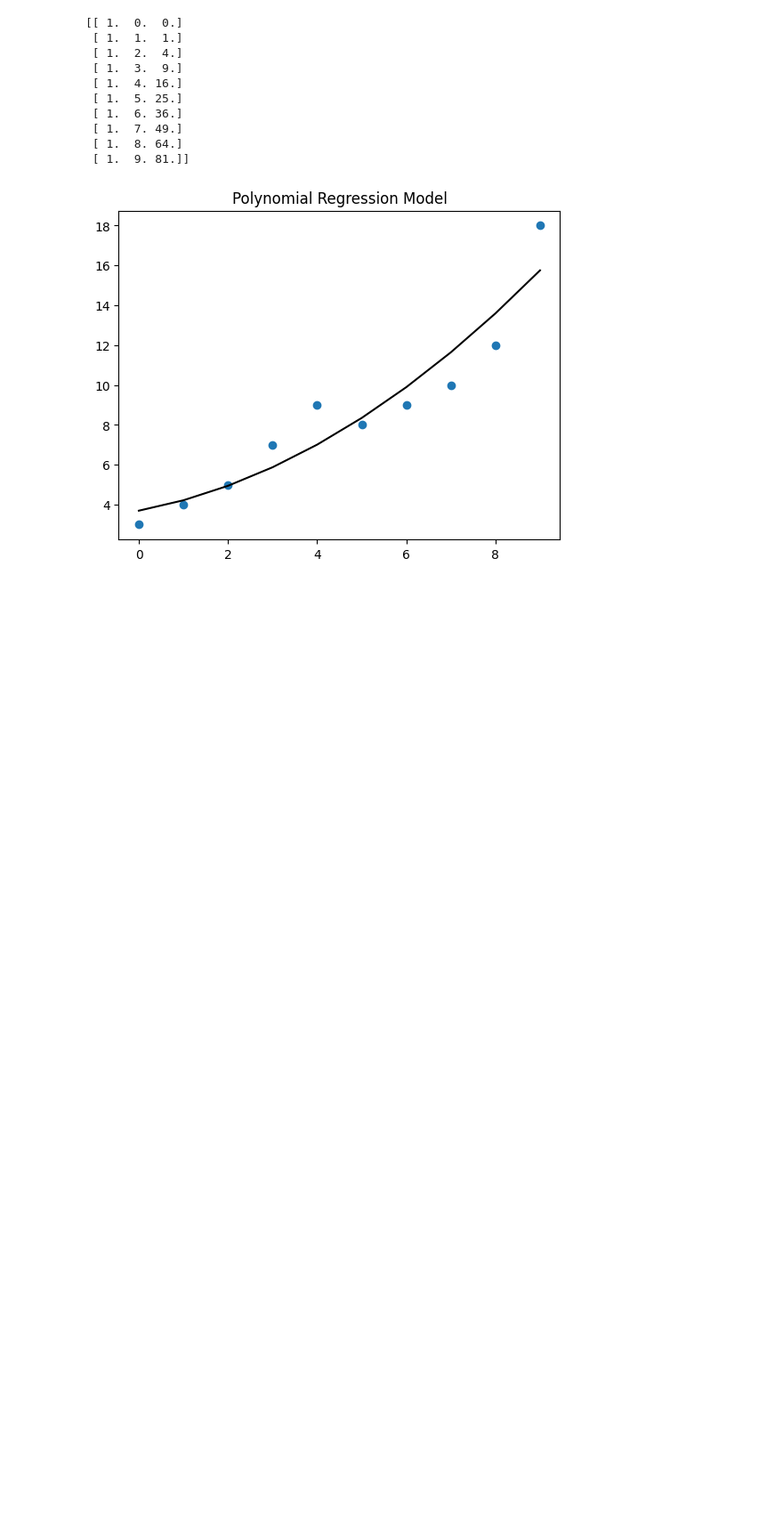
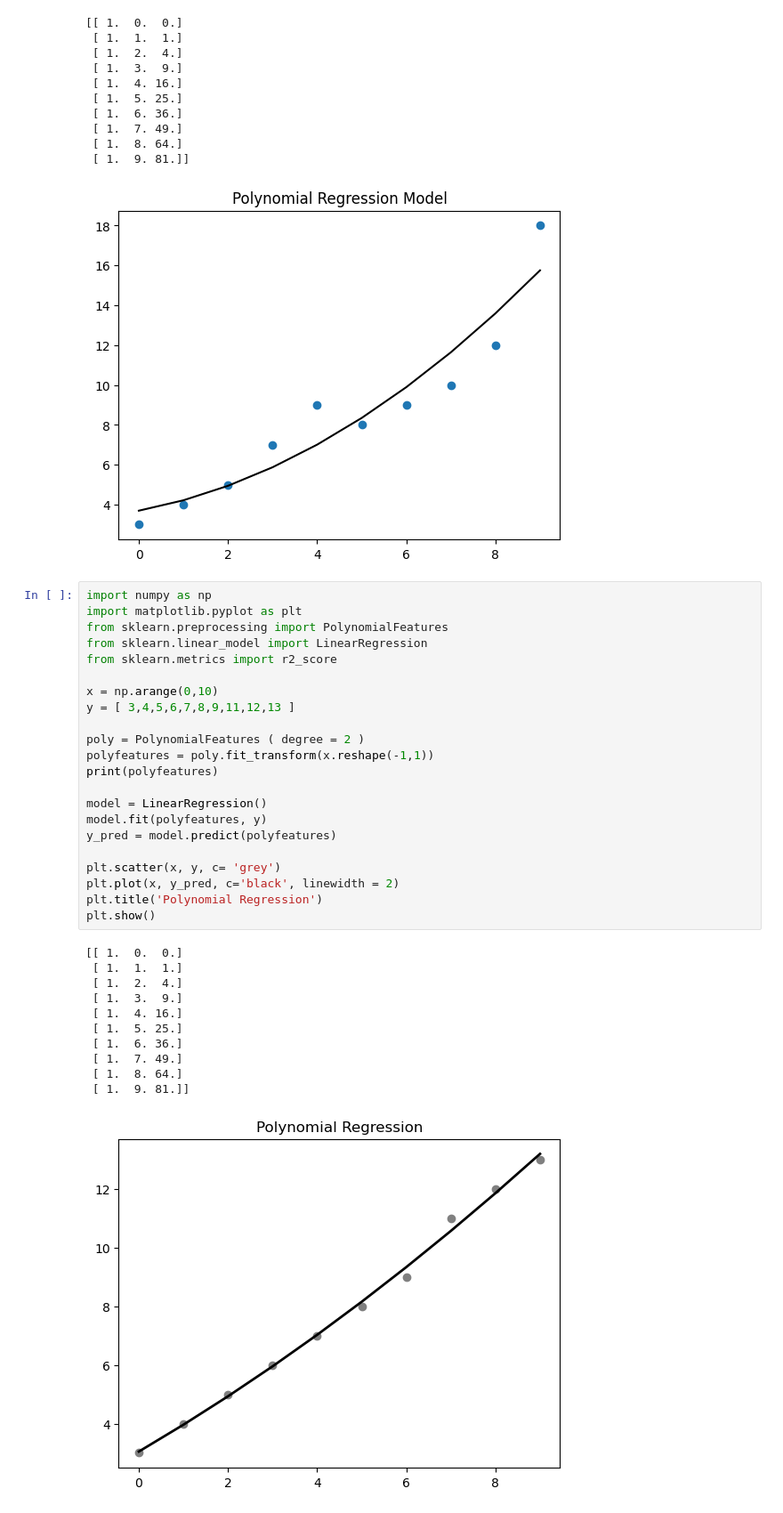
Before and after one commit to aridepai17/S5-KTU-PYTHON-AND-MACHINE-LEARNING-LAB, a Jupyter notebook: POLYNOMIAL REGRESSION/POLYNOMIALREGRESSION.ipynb, the cells around one changed output. Shown at 89% size. Drawn from its saved outputs; the diff is of its cells as text; blank space fills up the shorter version.

```diff
--- a/POLYNOMIAL REGRESSION/POLYNOMIALREGRESSION.ipynb
+++ b/POLYNOMIAL REGRESSION/POLYNOMIALREGRESSION.ipynb
@@ -42,3 +42,37 @@ plt.show()
  [ 1.  8. 64.]
  [ 1.  9. 81.]]
 [figure]
+# %%
+import numpy as np
+import matplotlib.pyplot as plt
+from sklearn.preprocessing import PolynomialFeatures
+from sklearn.linear_model import LinearRegression
+from sklearn.metrics import r2_score
+
+x = np.arange(0,10)
+y = [ 3,4,5,6,7,8,9,11,12,13 ]
+
+poly = PolynomialFeatures ( degree = 2 )
+polyfeatures = poly.fit_transform(x.reshape(-1,1))
+print(polyfeatures)
+
+model = LinearRegression()
+model.fit(polyfeatures, y)
+y_pred = model.predict(polyfeatures)
+
+plt.scatter(x, y, c= 'grey')
+plt.plot(x, y_pred, c='black', linewidth = 2)
+plt.title('Polynomial Regression')
+plt.show()
+# %% [output]
+[[ 1.  0.  0.]
+ [ 1.  1.  1.]
+ [ 1.  2.  4.]
+ [ 1.  3.  9.]
+ [ 1.  4. 16.]
+ [ 1.  5. 25.]
+ [ 1.  6. 36.]
+ [ 1.  7. 49.]
+ [ 1.  8. 64.]
+ [ 1.  9. 81.]]
+[figure, added]
```
Also changed, not shown: 6 other files.
